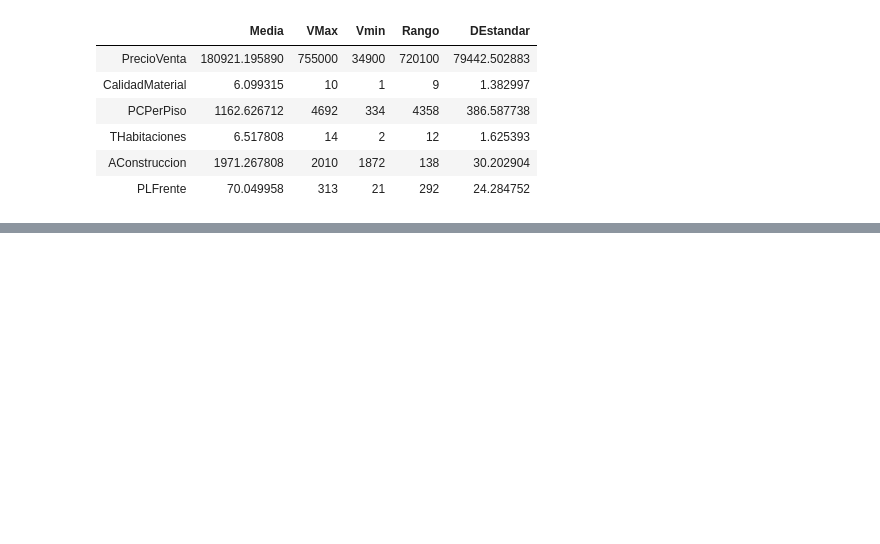
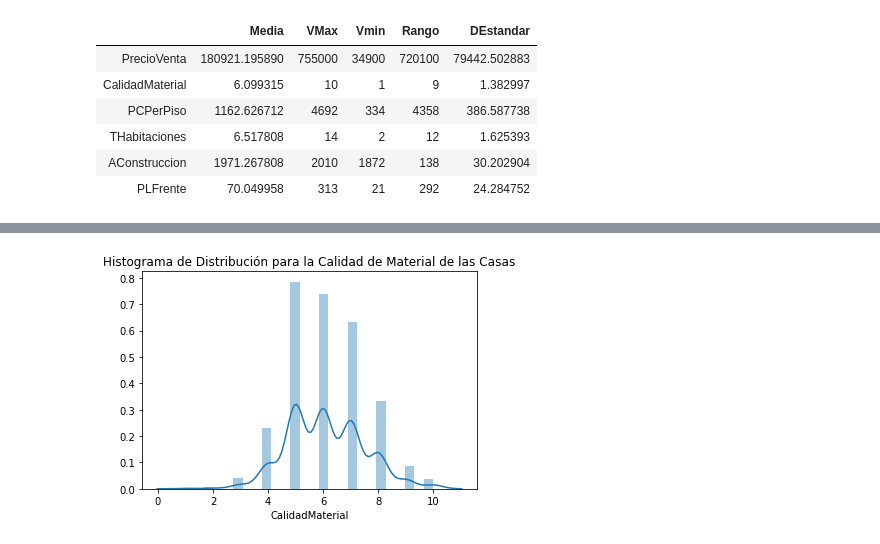
Before and after one commit to RebecaCarrera/proyecto_Python, a Jupyter notebook: Proyecto-Rebeca_Carrera.ipynb, the cells around one changed output, grey strips where cells are left out. Cells and saved outputs as stored; diff of their text form; code cells hidden in the pictures; blank space fills up the shorter version.

```diff
--- a/Proyecto-Rebeca_Carrera.ipynb
+++ b/Proyecto-Rebeca_Carrera.ipynb
@@ -91,0 +128,6 @@ df_exploratorios
+# %%
+#Histograma para la Calidad de Material
+sns.distplot(df_entrenamiento["CalidadMaterial"]).set_title("Histograma de Distribución para la Calidad de Material de las Casas")
+plt.show()
+# %% [output]
+[figure, added]
```
Also changed, not shown: parts of 17 cells of this notebook.
